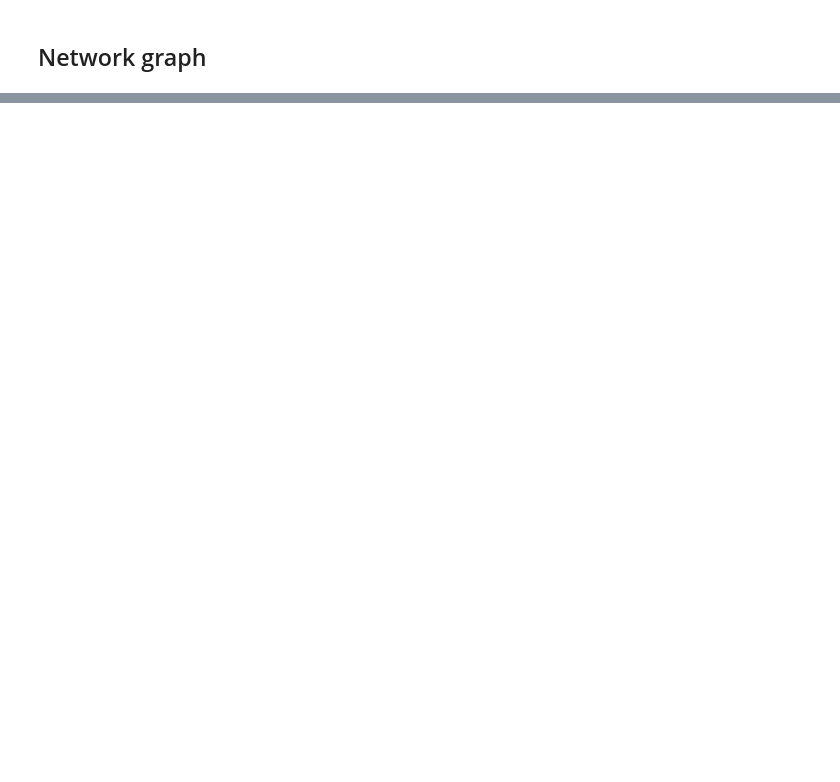
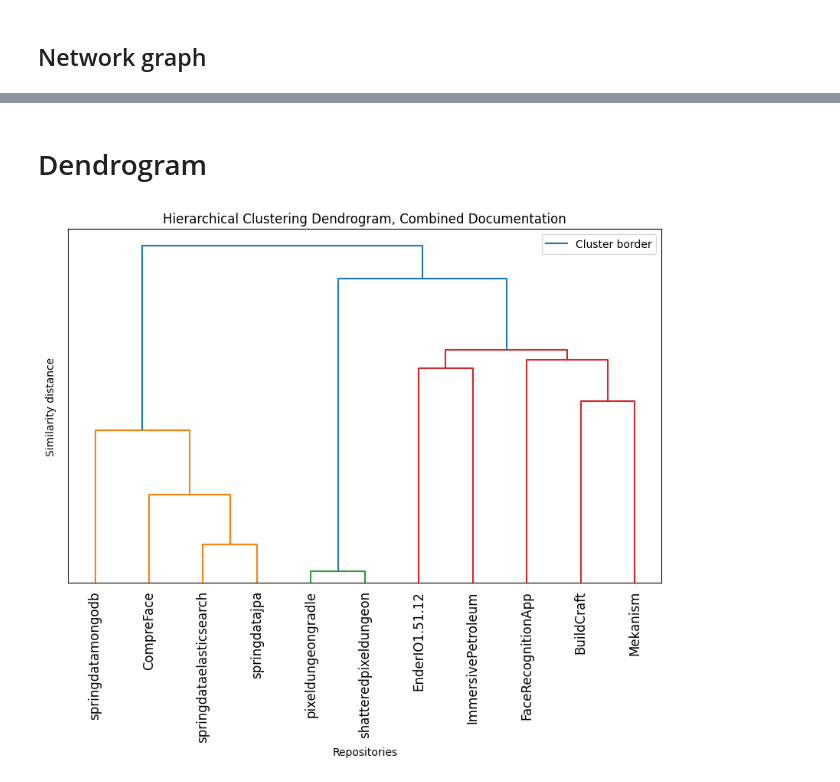
Before and after one commit to acturcu/research-documentation-similarity, a Jupyter notebook: textProcessingNotebook.ipynb, the cells around one changed output, grey strips where cells are left out. Cells and saved outputs as stored; diff of their text form; code cells hidden in the pictures; blank space fills up the shorter version.

```diff
--- a/textProcessingNotebook.ipynb
+++ b/textProcessingNotebook.ipynb
@@ -332,0 +463,24 @@ for index, sim in enumerate(similarity_types):
+# %% [markdown]
+# Dendrogram
+# %%
+from scipy.cluster import hierarchy
+import matplotlib.pyplot as plt
+import matplotlib.lines as mlines
+
+labels2 = [''.join(repo.split("_")[0].split("-")[1:]) for repo in files_dictionary.keys()]
+
+linkage_matrix = hierarchy.linkage(similarities_combined, method='complete')
+
+plt.figure(figsize=(10, 6))
+dendrogram = hierarchy.dendrogram(linkage_matrix, labels=labels2, leaf_rotation=90)
+plt.xlabel('Repositories')
+plt.ylabel('Similarity distance')
+plt.title('Hierarchical Clustering Dendrogram, Combined Documentation')
+plt.tick_params(axis='y', left=False)
+plt.gca().set(yticklabels=[])
+
+threshold_legend = mlines.Line2D([], [], color='#1f77b4', linestyle='-', label=f'Cluster border')
+plt.legend(handles=[threshold_legend])
+plt.show()
+# %% [output]
+[figure, added]
```
Also changed, not shown: parts of 12 cells of this notebook, 1 other file.
